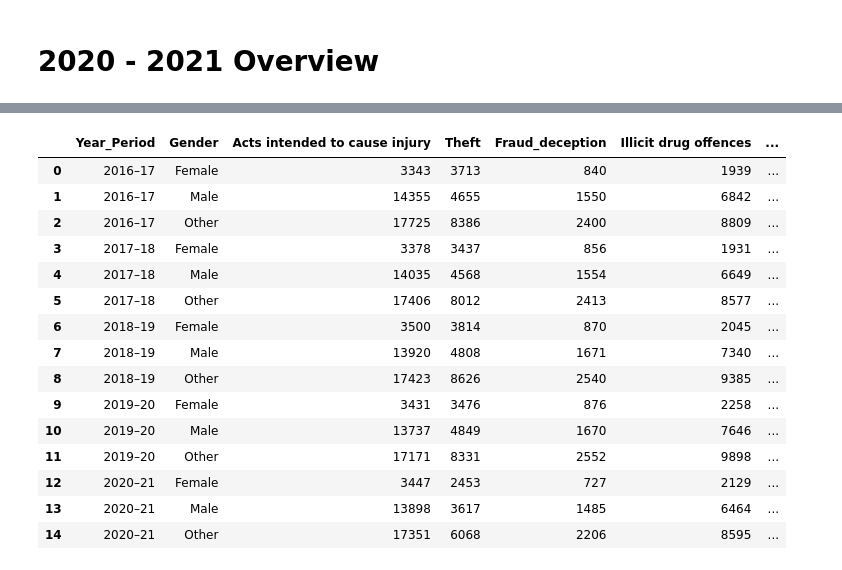
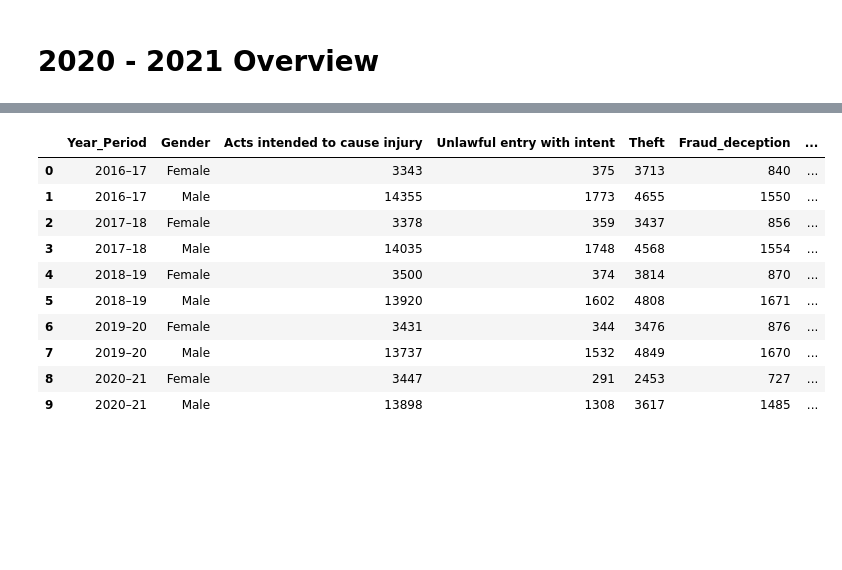
Before and after one commit to hiu-lai/Project-1, a Jupyter notebook: hiu.ipynb, the cells around one changed output, grey strips where cells are left out. Cells and saved outputs as stored; diff of their text form; code cells hidden in the pictures; blank space fills up the shorter version.

```diff
--- a/hiu.ipynb
+++ b/hiu.ipynb
@@ -221,15 +218,0 @@ plt.show()
-# %%
-vic_other_offenders = vic_offenders.loc[(vic_offenders['Gender'] == "Other")].sort_values('Year_Period', ascending=True).tail()
-
-least_offence_other = []
-# Top 10 crimes by other
-vic_other_offenders_tally = vic_other_offenders.drop(['Year_Period', 'Gender', 'Total'], axis=1).sum().sort_values(ascending=False).reset_index()
-vic_other_offenders_tally = vic_other_offenders_tally.rename(columns={'index': 'Principal Offences', 0: 'Total Count'})
-top10Crimes_other = vic_other_offenders_tally.head(10)
-
-# Load least commited offences into a list
-for i in np.arange(10, len(vic_other_offenders_tally)):
-    least_offence_other.append(vic_other_offenders_tally['Principal Offences'][i])
-
-    # Show top 10 Principal Offences
-top10Crimes_other
@@ -268,16 +238,8 @@ for i in np.arange(0, len(vic_female_current_p)):
     for index, row in vic_female_current.iterrows():
         vic_female_current_p.loc[i, 'count'] = row[offence_name]
 
-vic_other_current_p = pd.DataFrame({'offences': vic_other_current.drop(['Year_Period', 'Gender', 'Total'], axis =1, errors = 'ignore').columns,
-                                'Gender': 'other'})
-vic_other_current_p['count'] = 0
-for i in np.arange(0, len(vic_other_current_p)):
-    offence_name = vic_other_current_p['offences'][i]
-    for index, row in vic_other_current.iterrows():
-        vic_other_current_p.loc[i, 'count'] = row[offence_name]
 
 complete_offenders = pd.concat([vic_male_current_p, vic_female_current_p])
-complete_offenders = pd.concat([complete_offenders, vic_other_current_p])
 # %%
 # Data to plot
 group_data_outer = pd.DataFrame(complete_offenders.groupby(['offences'])['count'].sum()).reset_index()
@@ -329,5 +289,5 @@ plt.show()
 # %%
-complete_5_years = vic_offenders.sort_values(['Year_Period', 'Gender'], ascending=True).tail(15).reset_index(drop=True)
+complete_5_years = vic_offenders.sort_values(['Year_Period', 'Gender'], ascending=True).tail(10).reset_index(drop=True)
 complete_5_years
 # %% [output]
 |  | Year_Period | Gender | Homicide and related offences | Acts intended to cause injury | Sexual assault and related offences | ... |
@@ -349,36 +304,31 @@ complete_5_years
 # %%
 offences_list =[]
 offences_count = []
 offences_female = []
 offences_male = []
 # offences_list['count'] = 0
 for col in complete_5_years.columns:
     if not (col == 'Year_Period' or col == 'Gender' or col == 'Total'):
         overallperc = complete_5_years[col].sum() / complete_5_years['Total'].sum()
-        if overallperc < 0.03:
+        if overallperc < 0.025:
             complete_5_years =complete_5_years.drop(col, axis=1, errors='ignore')
         else:
             offences_list.append(col)
             for index, row in complete_5_years.iterrows():
                 if row['Gender'] == 'Female':
                     offences_female.append(row[col])
                 else:
                     offences_male.append(row[col])
 complete_5_years
 # %% [output]
-|  | Year_Period | Gender | Acts intended to cause injury | Theft | Fraud_deception | Illicit drug offences | ... |
-| 0 | 2016–17 | Female | 3343 | 3713 | 840 | 1939 | ... |
-| 1 | 2016–17 | Male | 14355 | 4655 | 1550 | 6842 | ... |
-| 2 | 2016–17 | Other | 17725 | 8386 | 2400 | 8809 | ... |
-| 3 | 2017–18 | Female | 3378 | 3437 | 856 | 1931 | ... |
-| 4 | 2017–18 | Male | 14035 | 4568 | 1554 | 6649 | ... |
-| 5 | 2017–18 | Other | 17406 | 8012 | 2413 | 8577 | ... |
-| 6 | 2018–19 | Female | 3500 | 3814 | 870 | 2045 | ... |
-| 7 | 2018–19 | Male | 13920 | 4808 | 1671 | 7340 | ... |
-| 8 | 2018–19 | Other | 17423 | 8626 | 2540 | 9385 | ... |
-| 9 | 2019–20 | Female | 3431 | 3476 | 876 | 2258 | ... |
-| 10 | 2019–20 | Male | 13737 | 4849 | 1670 | 7646 | ... |
-| 11 | 2019–20 | Other | 17171 | 8331 | 2552 | 9898 | ... |
-| 12 | 2020–21 | Female | 3447 | 2453 | 727 | 2129 | ... |
-| 13 | 2020–21 | Male | 13898 | 3617 | 1485 | 6464 | ... |
-| 14 | 2020–21 | Other | 17351 | 6068 | 2206 | 8595 | ... |
+|  | Year_Period | Gender | Acts intended to cause injury | Unlawful entry with intent | Theft | Fraud_deception | ... |
+| 0 | 2016–17 | Female | 3343 | 375 | 3713 | 840 | ... |
+| 1 | 2016–17 | Male | 14355 | 1773 | 4655 | 1550 | ... |
+| 2 | 2017–18 | Female | 3378 | 359 | 3437 | 856 | ... |
+| 3 | 2017–18 | Male | 14035 | 1748 | 4568 | 1554 | ... |
+| 4 | 2018–19 | Female | 3500 | 374 | 3814 | 870 | ... |
+| 5 | 2018–19 | Male | 13920 | 1602 | 4808 | 1671 | ... |
+| 6 | 2019–20 | Female | 3431 | 344 | 3476 | 876 | ... |
+| 7 | 2019–20 | Male | 13737 | 1532 | 4849 | 1670 | ... |
+| 8 | 2020–21 | Female | 3447 | 291 | 2453 | 727 | ... |
+| 9 | 2020–21 | Male | 13898 | 1308 | 3617 | 1485 | ... |
```
Also changed, not shown: parts of 14 cells of this notebook, 12 other files.
